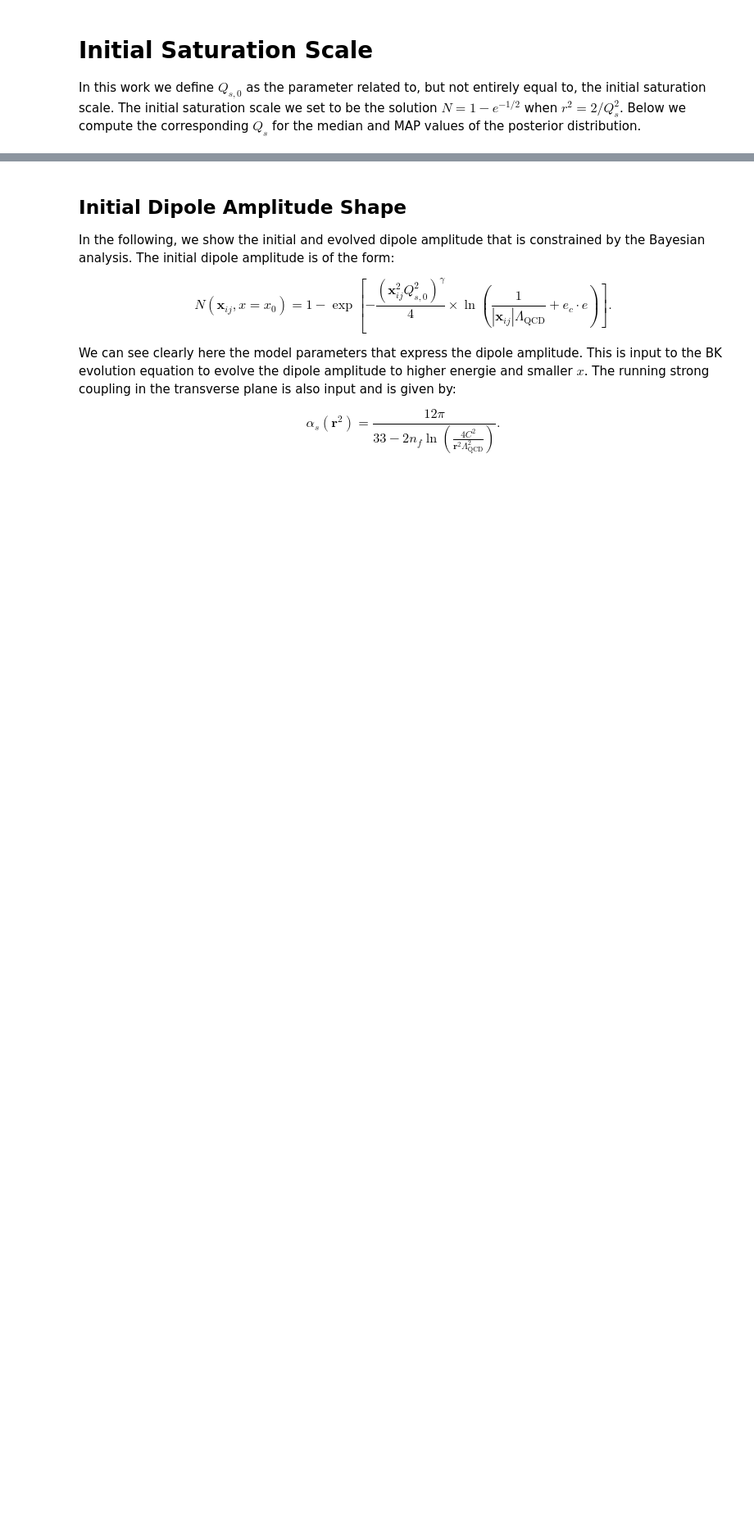
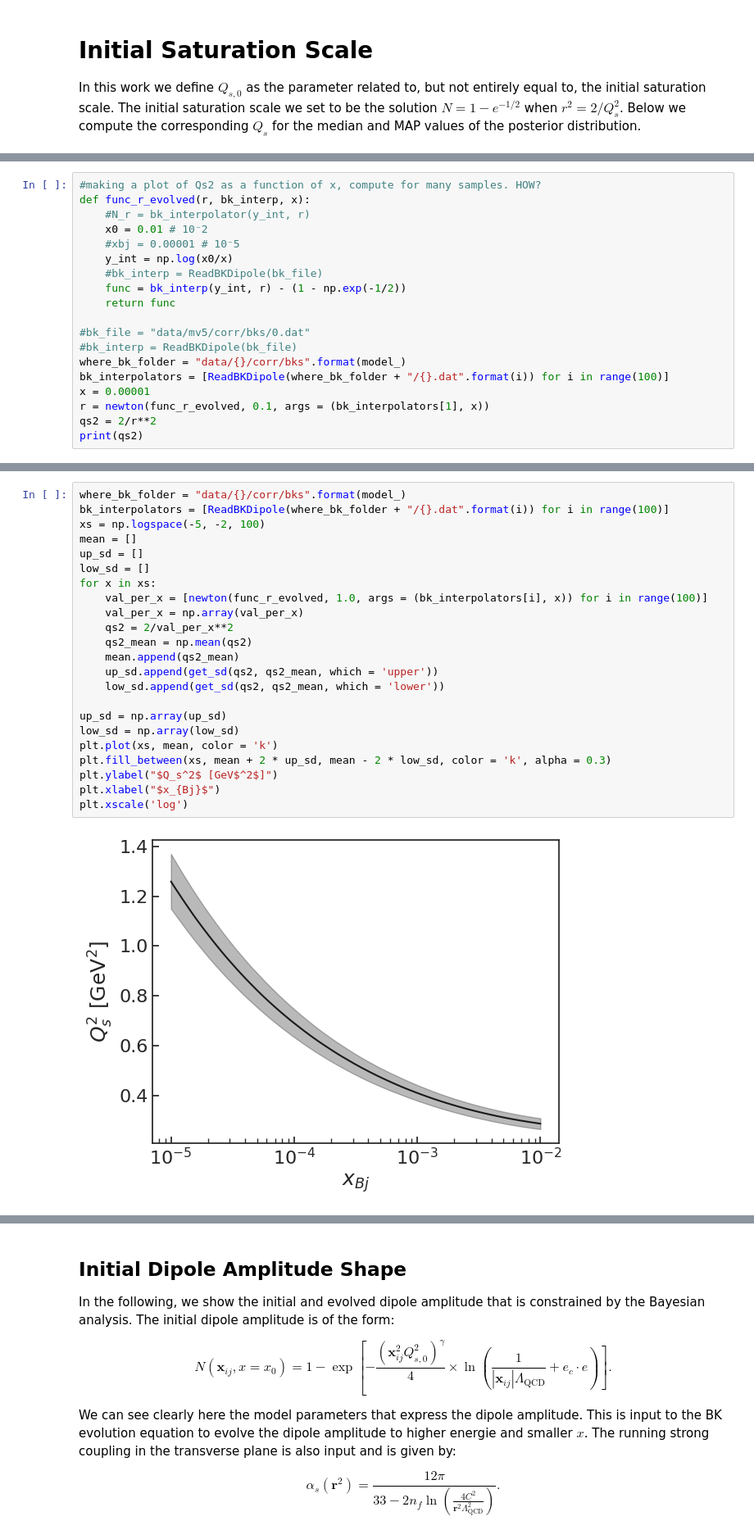
Before and after one commit to camcasuga/BayesianBK_results, a Jupyter notebook: analysis.ipynb, the cells around one changed output, grey strips where cells are left out. Shown at 82% size. Drawn from its saved outputs; the diff is of its cells as text; blank space fills up the shorter version.

```diff
--- a/analysis.ipynb
+++ b/analysis.ipynb
@@ -338,0 +337,19 @@ print(qs2)
+# %%
+#making a plot of Qs2 as a function of x, compute for many samples. HOW?
+def func_r_evolved(r, bk_interp, x):
+    #N_r = bk_interpolator(y_int, r)
+    x0 = 0.01 # 10⁻2
+    #xbj = 0.00001 # 10⁻5
+    y_int = np.log(x0/x)
+    #bk_interp = ReadBKDipole(bk_file)
+    func = bk_interp(y_int, r) - (1 - np.exp(-1/2))
+    return func
+
+#bk_file = "data/mv5/corr/bks/0.dat"
+#bk_interp = ReadBKDipole(bk_file)
+where_bk_folder = "data/{}/corr/bks".format(model_)
+bk_interpolators = [ReadBKDipole(where_bk_folder + "/{}.dat".format(i)) for i in range(100)]
+x = 0.00001
+r = newton(func_r_evolved, 0.1, args = (bk_interpolators[1], x))
+qs2 = 2/r**2
+print(qs2)
@@ -338,0 +358,25 @@ print(qs2)
+# %%
+where_bk_folder = "data/{}/corr/bks".format(model_)
+bk_interpolators = [ReadBKDipole(where_bk_folder + "/{}.dat".format(i)) for i in range(100)]
+xs = np.logspace(-5, -2, 100)
+mean = []
+up_sd = []
+low_sd = []
+for x in xs:
+    val_per_x = [newton(func_r_evolved, 1.0, args = (bk_interpolators[i], x)) for i in range(100)]
+    val_per_x = np.array(val_per_x)
+    qs2 = 2/val_per_x**2
+    qs2_mean = np.mean(qs2)
+    mean.append(qs2_mean)
+    up_sd.append(get_sd(qs2, qs2_mean, which = 'upper'))
+    low_sd.append(get_sd(qs2, qs2_mean, which = 'lower'))
+
+up_sd = np.array(up_sd)
+low_sd = np.array(low_sd)
+plt.plot(xs, mean, color = 'k')
+plt.fill_between(xs, mean + 2 * up_sd, mean - 2 * low_sd, color = 'k', alpha = 0.3)
+plt.ylabel("$Q_s^2$ [GeV$^2$]")
+plt.xlabel("$x_{Bj}$")
+plt.xscale('log')
+# %% [output]
+[figure, added]
```
Also changed, not shown: parts of 5 cells of this notebook, 7 other files.
